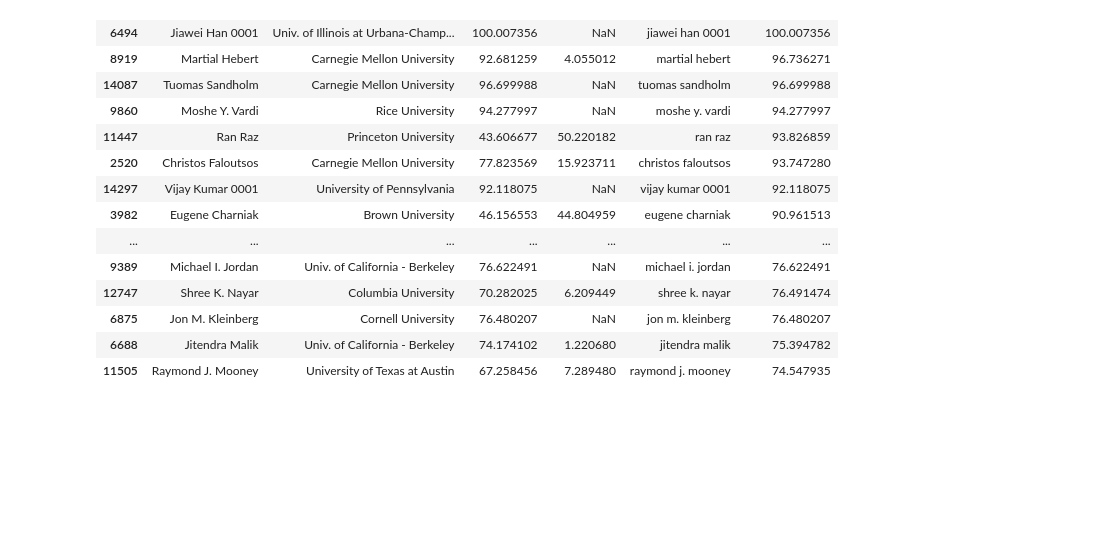
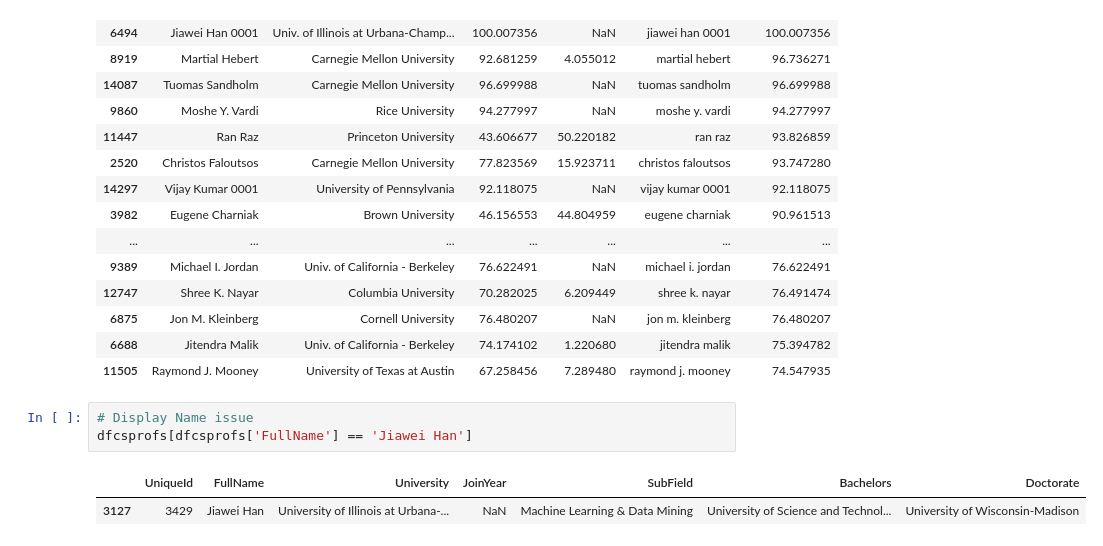
Before and after one commit to sachiniyer/my_college_rankings, a Jupyter notebook: main.ipynb, the cells around one changed output. Saved outputs shown, nothing was run; the diff lists cells and outputs as text; blank space fills up the shorter version.

Commit message:
actually display name issue

```diff
--- a/main.ipynb
+++ b/main.ipynb
@@ -906,3 +906,9 @@ dfscore.sort_values('combined_score', ascending=False).head(20)
 | 6875 | Jon M. Kleinberg | Cornell University | 76.480207 | NaN | jon m. kleinberg | 76.480207 |
 | 6688 | Jitendra Malik | Univ. of California - Berkeley | 74.174102 | 1.220680 | jitendra malik | 75.394782 |
 | 11505 | Raymond J. Mooney | University of Texas at Austin | 67.258456 | 7.289480 | raymond j. mooney | 74.547935 |
+# %%
+# Display Name issue
+dfcsprofs[dfcsprofs['FullName'] == 'Jiawei Han']
+# %% [output]
+|  | UniqueId | FullName | University | JoinYear | SubField | Bachelors | Doctorate |
+| 3127 | 3429 | Jiawei Han | University of Illinois at Urbana-... | NaN | Machine Learning & Data Mining | University of Science and Technol... | University of Wisconsin-Madison |
```
